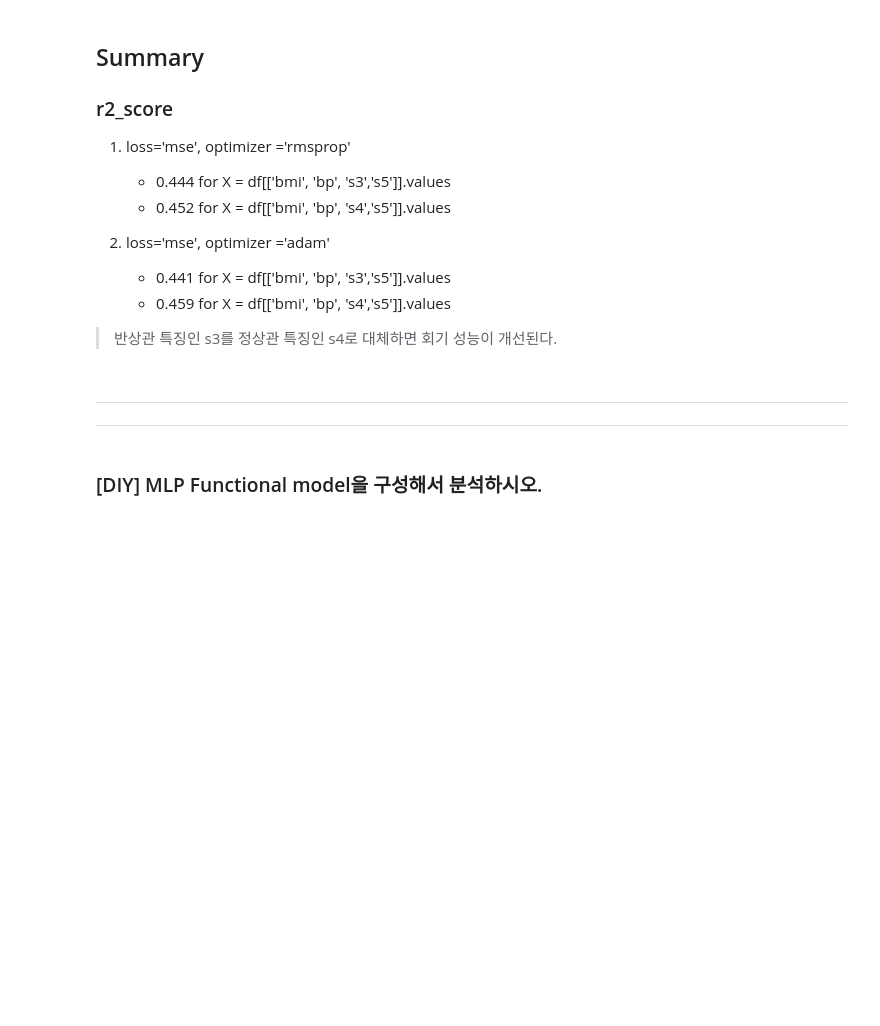
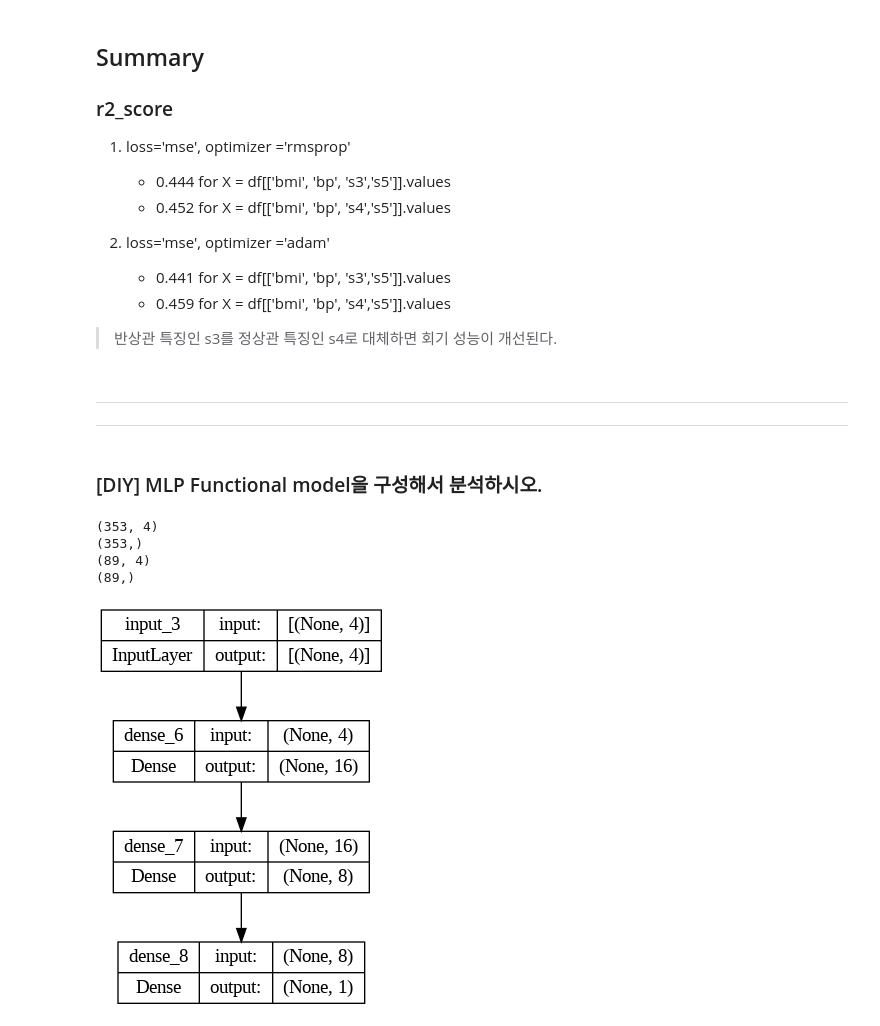
Before and after one commit to mixhub10/dl16, a Jupyter notebook: project/dlxx_prj01_mid_MLP_start.ipynb, the cells around one changed output. Cells and saved outputs as stored; diff of their text form; code cells hidden in the pictures; blank space fills up the shorter version.

```diff
--- a/project/dlxx_prj01_mid_MLP_start.ipynb
+++ b/project/dlxx_prj01_mid_MLP_start.ipynb
@@ -341,0 +340,36 @@ plt.show()
+# %%
+print(X_train.shape)
+print(y_train.shape)
+print(X_test.shape)
+print(y_test.shape)
+# %% [output]
+(353, 4)
+(353,)
+(89, 4)
+(89,)
+# %%
+import numpy as np
+from tensorflow.keras.layers import Input, Dense
+from tensorflow.keras.models import Model
+from sklearn.datasets import load_diabetes
+from sklearn.model_selection import train_test_split
+from keras.utils import plot_model
+
+# Funtional Model
+
+# 입력층 생성
+inputs = Input(shape=(X_train.shape[1],))
+
+# 은닉층 생성
+hidden1 = Dense(16, activation='relu')(inputs)
+hidden2 = Dense(8, activation='relu')(hidden1)
+
+# 출력층 생성
+outputs = Dense(1, activation='linear')(hidden2)
+
+# 모델 생성
+model = Model(inputs=inputs, outputs=outputs)
+# %%
+plot_model(model, show_shapes=True)
+# %% [output]
+[figure, added]
```
Also changed, not shown: parts of 13 cells of this notebook.
